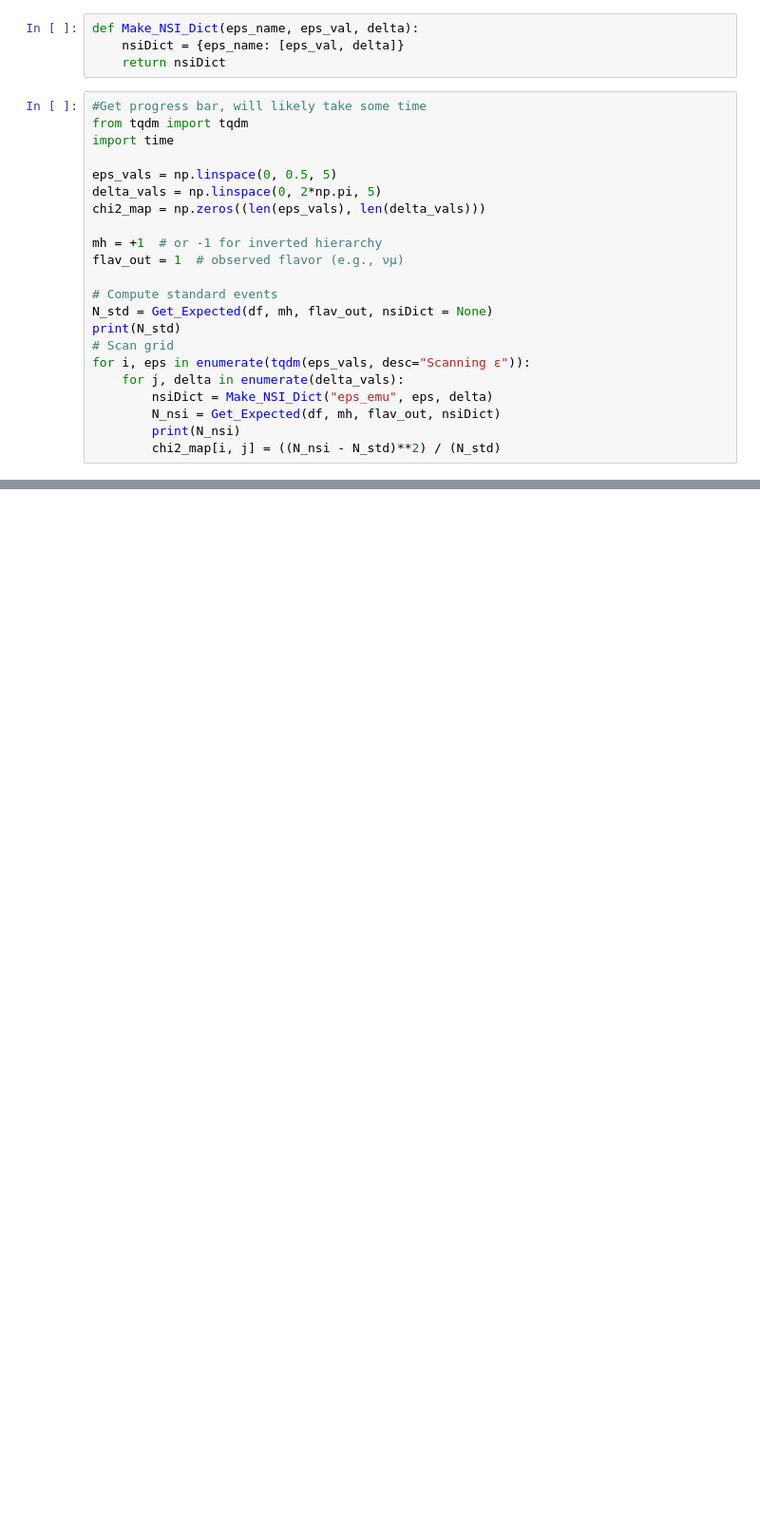
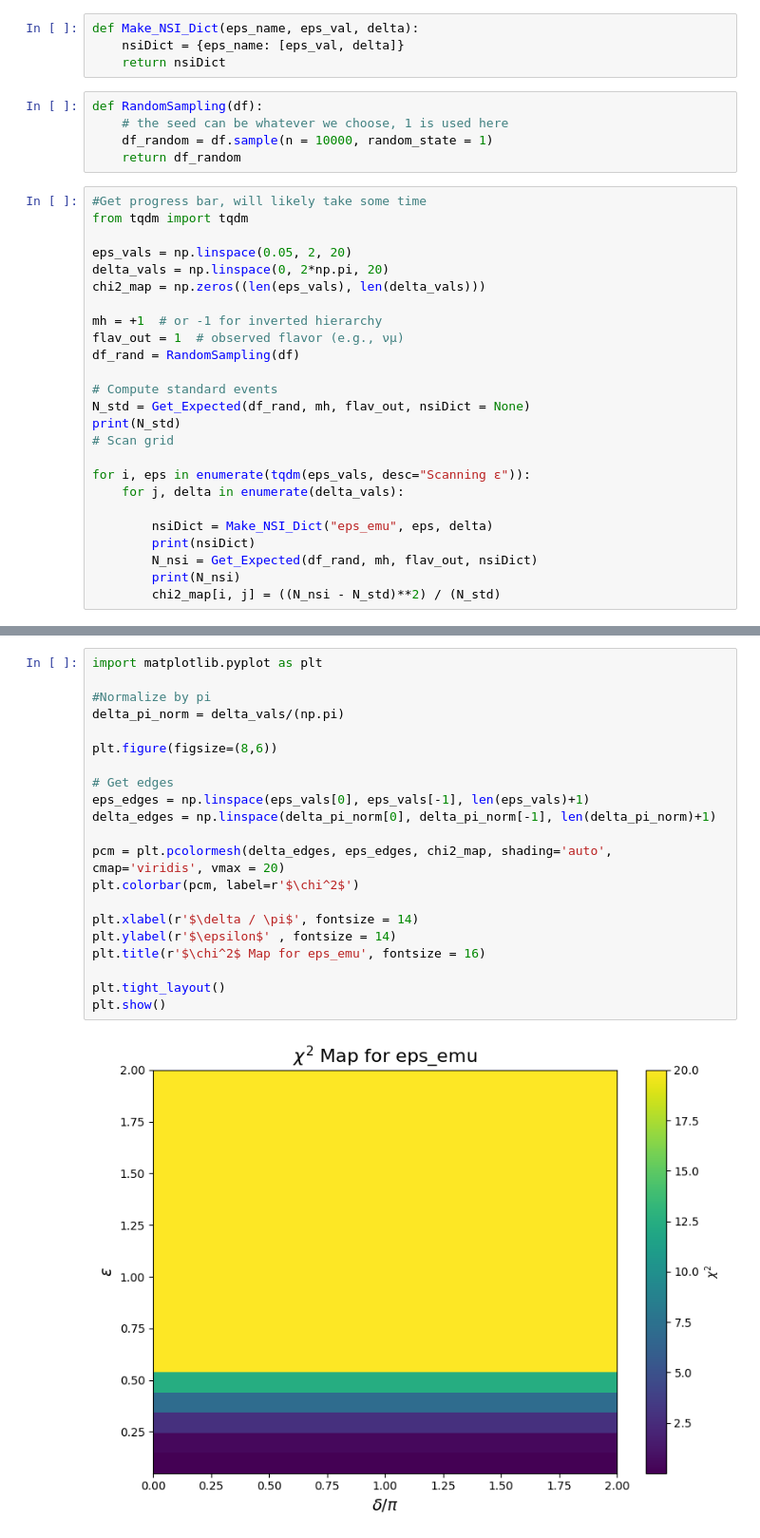
Before and after one commit to Linguist29/Koerner_Group, a Jupyter notebook: Sensitivity.ipynb, the cells around one changed output, grey strips where cells are left out. Shown at 95% size. Saved outputs shown, nothing was run; the diff lists cells and outputs as text; blank space fills up the shorter version.

```diff
--- a/Sensitivity.ipynb
+++ b/Sensitivity.ipynb
@@ -111,26 +111,34 @@ def Get_Expected(df, mh, flav_out, nsiDict):
 def Make_NSI_Dict(eps_name, eps_val, delta):
     nsiDict = {eps_name: [eps_val, delta]}
     return nsiDict
+# %%
+def RandomSampling(df):
+    # the seed can be whatever we choose, 1 is used here
+    df_random = df.sample(n = 10000, random_state = 1)
+    return df_random
 # %%
 #Get progress bar, will likely take some time
 from tqdm import tqdm
-import time
 
-eps_vals = np.linspace(0, 0.5, 5)
-delta_vals = np.linspace(0, 2*np.pi, 5)
+eps_vals = np.linspace(0.05, 2, 20)
+delta_vals = np.linspace(0, 2*np.pi, 20)
 chi2_map = np.zeros((len(eps_vals), len(delta_vals)))
 
 mh = +1  # or -1 for inverted hierarchy
 flav_out = 1  # observed flavor (e.g., νμ)
+df_rand = RandomSampling(df)
 
 # Compute standard events
-N_std = Get_Expected(df, mh, flav_out, nsiDict = None)
+N_std = Get_Expected(df_rand, mh, flav_out, nsiDict = None)
 print(N_std)
 # Scan grid
+
 for i, eps in enumerate(tqdm(eps_vals, desc="Scanning ε")):
     for j, delta in enumerate(delta_vals):
+
         nsiDict = Make_NSI_Dict("eps_emu", eps, delta)
-        N_nsi = Get_Expected(df, mh, flav_out, nsiDict)
+        print(nsiDict)
+        N_nsi = Get_Expected(df_rand, mh, flav_out, nsiDict)
         print(N_nsi)
         chi2_map[i, j] = ((N_nsi - N_std)**2) / (N_std)
 # %% [output]
@@ -149,0 +334,23 @@ ServerApp.rate_limit_window=3.0 (secs)
+# %%
+import matplotlib.pyplot as plt
+
+#Normalize by pi
+delta_pi_norm = delta_vals/(np.pi)
+
+plt.figure(figsize=(8,6))
+
+# Get edges
+eps_edges = np.linspace(eps_vals[0], eps_vals[-1], len(eps_vals)+1)
+delta_edges = np.linspace(delta_pi_norm[0], delta_pi_norm[-1], len(delta_pi_norm)+1)
+
+pcm = plt.pcolormesh(delta_edges, eps_edges, chi2_map, shading='auto', cmap='viridis', vmax = 20)
+plt.colorbar(pcm, label=r'$\chi^2$')
+
+plt.xlabel(r'$\delta / \pi$', fontsize = 14)
+plt.ylabel(r'$\epsilon$' , fontsize = 14)
+plt.title(r'$\chi^2$ Map for eps_emu', fontsize = 16)
+
+plt.tight_layout()
+plt.show()
+# %% [output]
+[figure, added]
```
Also changed, not shown: parts of 3 cells of this notebook.
